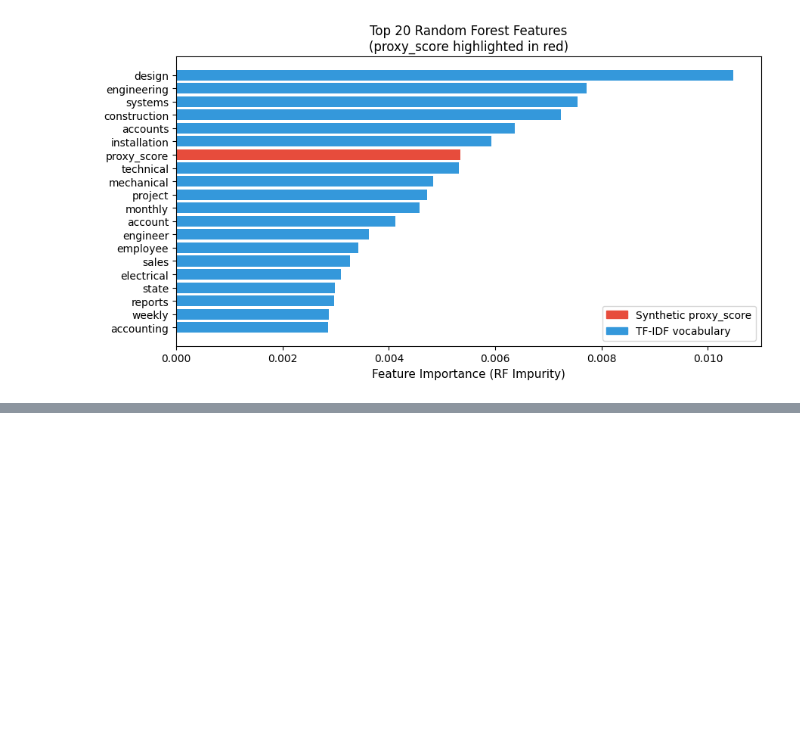
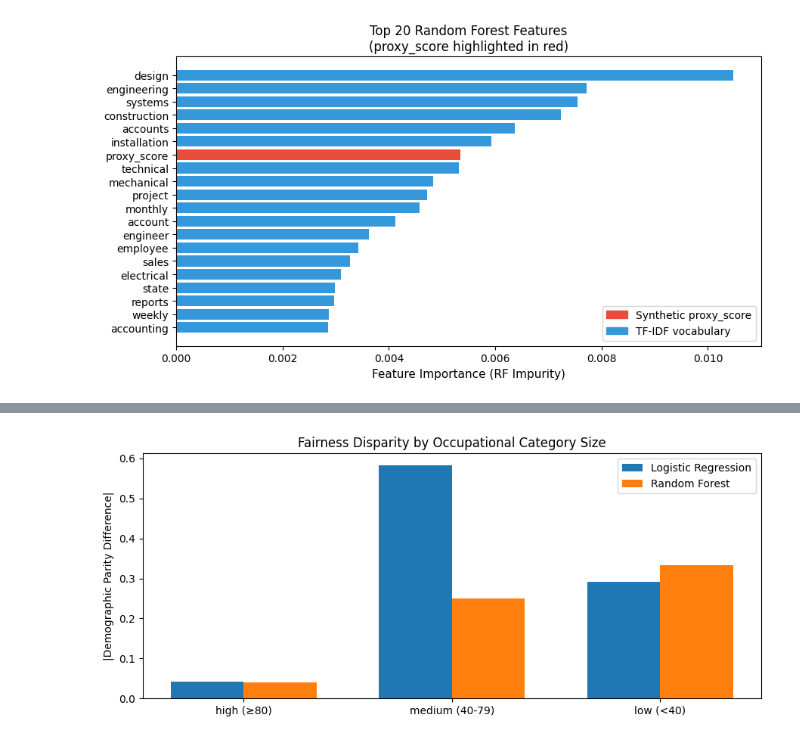
Before and after one commit to rashisolanki/FairHire, a Jupyter notebook: main.ipynb, the cells around one changed output, grey strips where cells are left out. Saved outputs shown, nothing was run; the diff lists cells and outputs as text; code cells hidden in the pictures; blank space fills up the shorter version.

```diff
--- a/main.ipynb
+++ b/main.ipynb
@@ -574,0 +857,25 @@ plt.show()
+# %%
+# ─────────────────────────────────────────────
+# CELL 14b — Stratified Domain Bar Chart
+# ─────────────────────────────────────────────
+fig, ax = plt.subplots(figsize=(9, 4))
+bins_order  = ["high (≥80)", "medium (40-79)", "low (<40)"]
+models_list = ["Logistic Regression", "Random Forest"]
+x = np.arange(len(bins_order)); w = 0.35
+
+for i, m in enumerate(models_list):
+    vals = []
+    for b in bins_order:
+        row = strat_df[(strat_df["Model"]==m) & (strat_df["Size Bin"]==b)]["DP Diff"].values
+        vals.append(row[0] if len(row) else 0)
+    ax.bar(x + i*w, vals, w, label=m)
+
+ax.set_xticks(x + w/2); ax.set_xticklabels(bins_order)
+ax.set_ylabel("|Demographic Parity Difference|")
+ax.set_title("Fairness Disparity by Occupational Category Size")
+ax.legend()
+plt.tight_layout()
+plt.savefig("figures/stratified_domain.png", dpi=150, bbox_inches="tight")
+plt.show()
+# %% [output]
+[figure, added]
```
Also changed, not shown: parts of 18 cells of this notebook, 13 other files.
